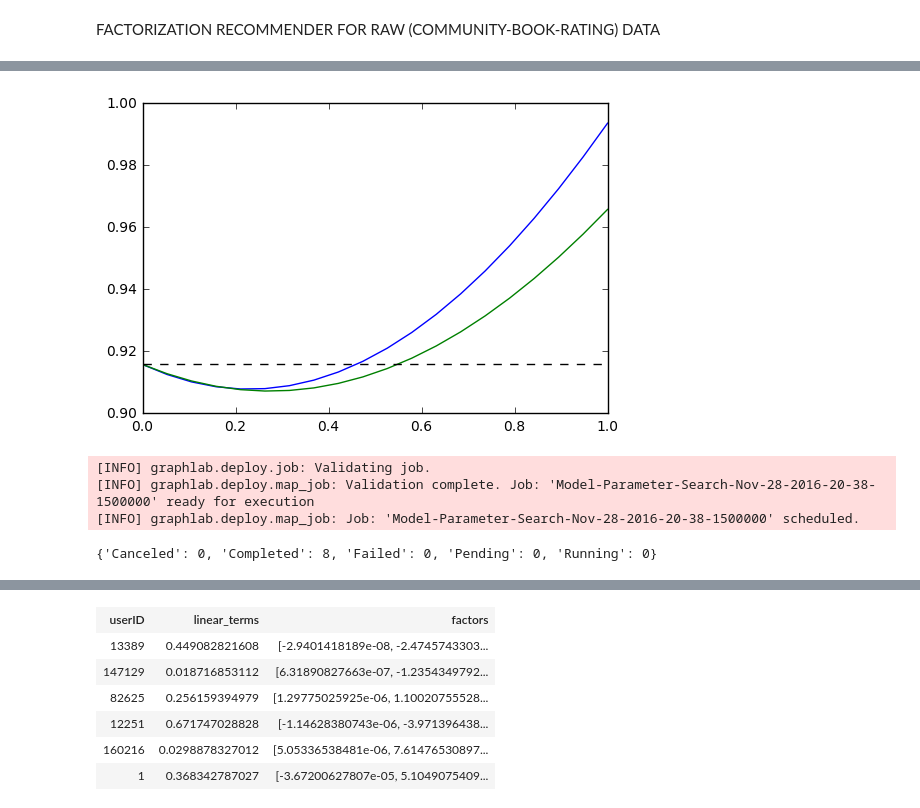
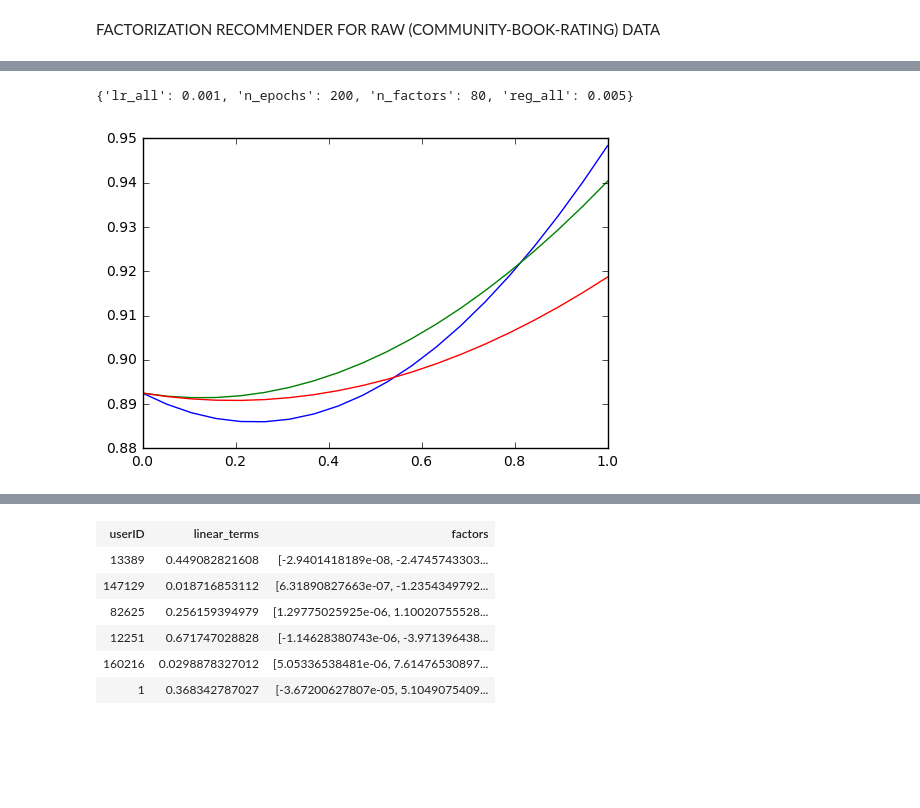
Before and after one commit to rfriel/goodreads_rating_prediction, a Jupyter notebook: src/modeling.ipynb, the cells around one changed output, grey strips where cells are left out. Cells and saved outputs as stored; diff of their text form; code cells hidden in the pictures; blank space fills up the shorter version.

Commit message:
tried a variety of modeling experiments

```diff
--- a/src/modeling.ipynb
+++ b/src/modeling.ipynb
@@ -907,5 +827,5 @@ for row in sfTest:
 # %%
-meanWeights = np.linspace(0,1,30)
+meanWeights = np.linspace(0,1,20)
 
 #SIMPLE PREDICTION FROM COMM MEANS
 rmsesSimple = []
@@ -914,6 +834,7 @@ for weight in meanWeights:
     rmsesSimple.append(\
                 mixedPred(glRatingsTestWithComm, \
                           commMeansTrain, commBookMeansTrain, commBookMeansTrain, rec_engine, rec_engine, \
+                          numTrainRatings_Test, \
                           False, False, True, weight)[1])
 
 #SIMPLE PREDICTION FROM COMM MEANS (no book means)
@@ -923,6 +844,7 @@ for weight in meanWeights:
     rmsesSimpleNoBookMeans.append(\
                 mixedPred(glRatingsTestWithComm, \
                           commMeansTrain, commBookMeansTrain, commBookMeansTrain, rec_engine, rec_engine, \
+                          numTrainRatings_Test, \
                           False, False, False, weight)[1])
 
 #FACTORIZING COMM MEANS
@@ -932,6 +854,7 @@ for weight in meanWeights:
     rmsesFac.append(\
                 mixedPred(glRatingsTestWithComm, \
                           commMeansTrain, commBookMeansTrain, factorCommBookMeansTrain, rec_engine, rec_engine, \
+                          numTrainRatings_Test, \
                           True, False, True, weight)[1])
 
 plt.plot(meanWeights, rmsesSimple, '-');
@@ -1098,4 +920,28 @@ You can use print_rows(num_rows=m, num_columns=n) to print more rows and columns
+# %%
+file_path_train_comm='gl_gr_train_comm'
+file_path_test_comm='gl_gr_test_comm'
+
+glCommTrain['comm','bookID','rating'].export_csv(file_path_train_comm,header=True,delimiter='\t')
+glCommTest['comm','bookID','rating'].export_csv(file_path_test_comm,header=True,delimiter='\t')
+
+#glCommTrain = gl.SFrame.read_csv(file_path_train_comm,header=True,delimiter='\t')
+#glCommTest = gl.SFrame.read_csv(file_path_test_comm,header=True,delimiter='\t')
+# %%
+reader = Reader(line_format='user item rating', sep='\t', skip_lines=1)
+surpriseTrainComm = Dataset.load_from_file(file_path_train_comm, reader=reader).build_full_trainset()
+
+train_folds_comm = Dataset.load_from_file(file_path_train_comm, reader=reader)
+train_folds_comm.split(5)
+# %%
+SVD_GridSearch.best_params['rmse']
+# %% [output]
+{'lr_all': 0.001, 'n_epochs': 200, 'n_factors': 80, 'reg_all': 0.005}
+# %%
+gr_SVD_comm = SVD(lr_all=0.001, n_epochs=200, n_factors=80, reg_all=0.005)
+gr_SVD_comm.train(surpriseTrainComm)
 # %%
+rec_engine_comm = surprisePredWrapper(gr_SVD_comm)
+
 meanWeights = np.linspace(0,1,20)
 
 #SIMPLE PREDICTION FROM COMM MEANS
@@ -1103,57 +949,38 @@ meanWeights = np.linspace(0,1,20)
 rmsesSimple = []
 for weight in meanWeights:
     rmsesSimple.append(\
                 mixedPred(glRatingsTestWithComm, \
                           commMeansTrain, commBookMeansTrain, commBookMeansTrain, rec_engine, rec_engine, \
+                          numTrainRatings_Test, \
                           False, False, True, weight)[1])
 
 #SIMPLE PREDICTION FROM COMM MEANS (no book means)
 rmsesSimpleNoBookMeans = []
 
 for weight in meanWeights:
     rmsesSimpleNoBookMeans.append(\
                 mixedPred(glRatingsTestWithComm, \
                           commMeansTrain, commBookMeansTrain, commBookMeansTrain, rec_engine, rec_engine, \
+                          numTrainRatings_Test, \
                           False, False, False, weight)[1])
 
 
 #FACTORIZATION RECOMMENDER FOR RAW (COMMUNITY-BOOK-RATING) DATA
 rmsesSocialRec = []
 
 for weight in meanWeights:
     rmsesSocialRec.append(\
                 mixedPred(glRatingsTestWithComm, \
                           commMeansTrain, commBookMeansTrain, commBookMeansTrain, rec_engine, rec_engine_comm, \
+                          numTrainRatings_Test, \
                           False, True, False, weight)[1])
 
 
 plt.plot(meanWeights, rmsesSimple, '-');
 plt.plot(meanWeights, rmsesSimpleNoBookMeans, '-');
-#plt.plot(meanWeights, rmsesSocialRec, '-');
+plt.plot(meanWeights, rmsesSocialRec, '-');
 # %% [output]
-[figure, old version]
+[figure, new version]
-# %%
-
-models = gl.toolkits.model_parameter_search.grid_search.create((glCommTrain, glCommTest),
-                                                     gl.factorization_recommender.create,
-                                                     {'user_id': 'comm',
-                                                      'item_id': 'bookID',
-                                                      'target': 'rating',
-                                                      'num_factors': [8, 32],
-                                                      'max_iterations': 1000,
-                                                      'regularization': [1e-2, 1e-3, 1e-4, 1e-7],
-                                                      'linear_regularization': 1e-4
-                                                      },
-                                                      perform_trial_run=False)
-# %% [output]
-[INFO] graphlab.deploy.job: Validating job.
-[INFO] graphlab.deploy.map_job: Validation complete. Job: 'Model-Parameter-Search-Nov-28-2016-20-38-1500000' ready for execution
-[INFO] graphlab.deploy.map_job: Job: 'Model-Parameter-Search-Nov-28-2016-20-38-1500000' scheduled.
-# %%
-models.get_status()
-#models.get_results(wait=False).sort('validation_rmse')
-# %% [output]
-{'Canceled': 0, 'Completed': 8, 'Failed': 0, 'Pending': 0, 'Running': 0}
 # %%
 print meanWeights[np.argmin(rmsesSimple)]
 print rmsesSimple[np.argmin(rmsesSimple)]
```
Also changed, not shown: parts of 87 cells of this notebook, 1 other file.
